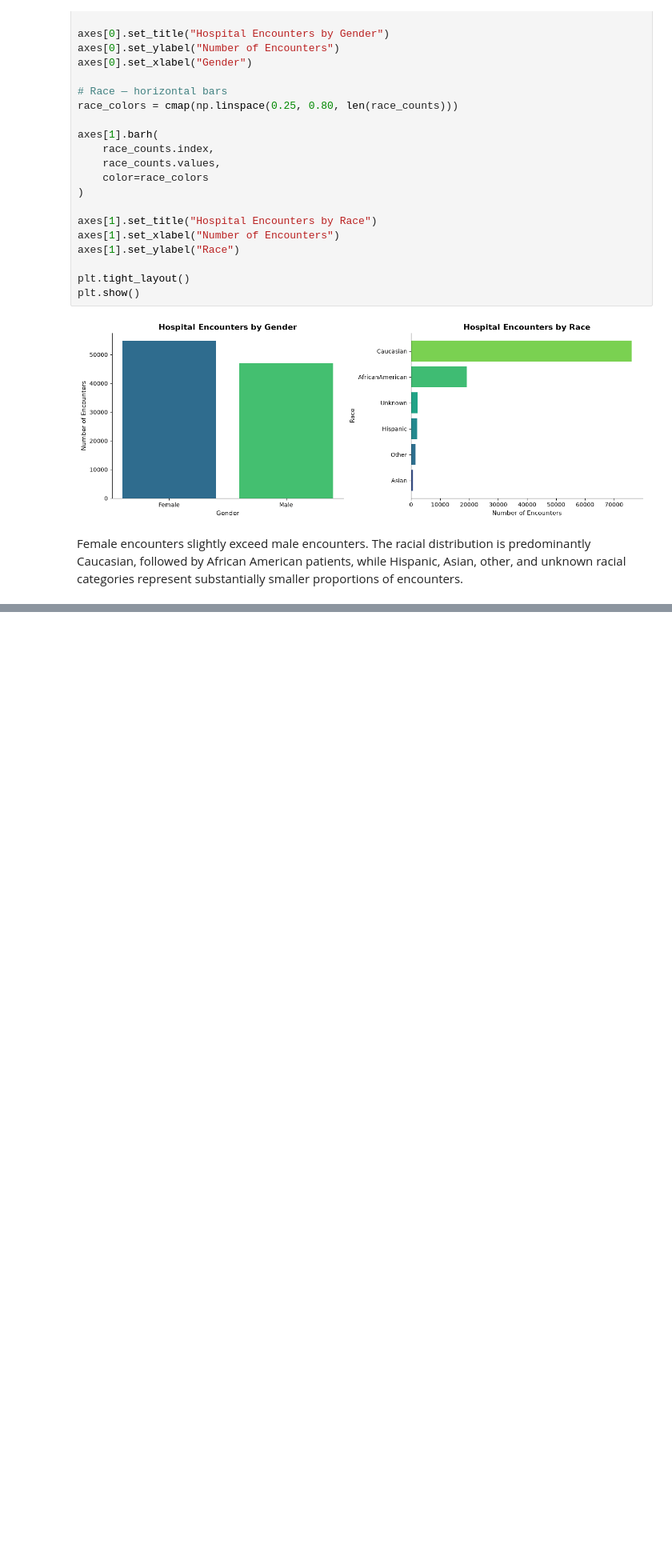
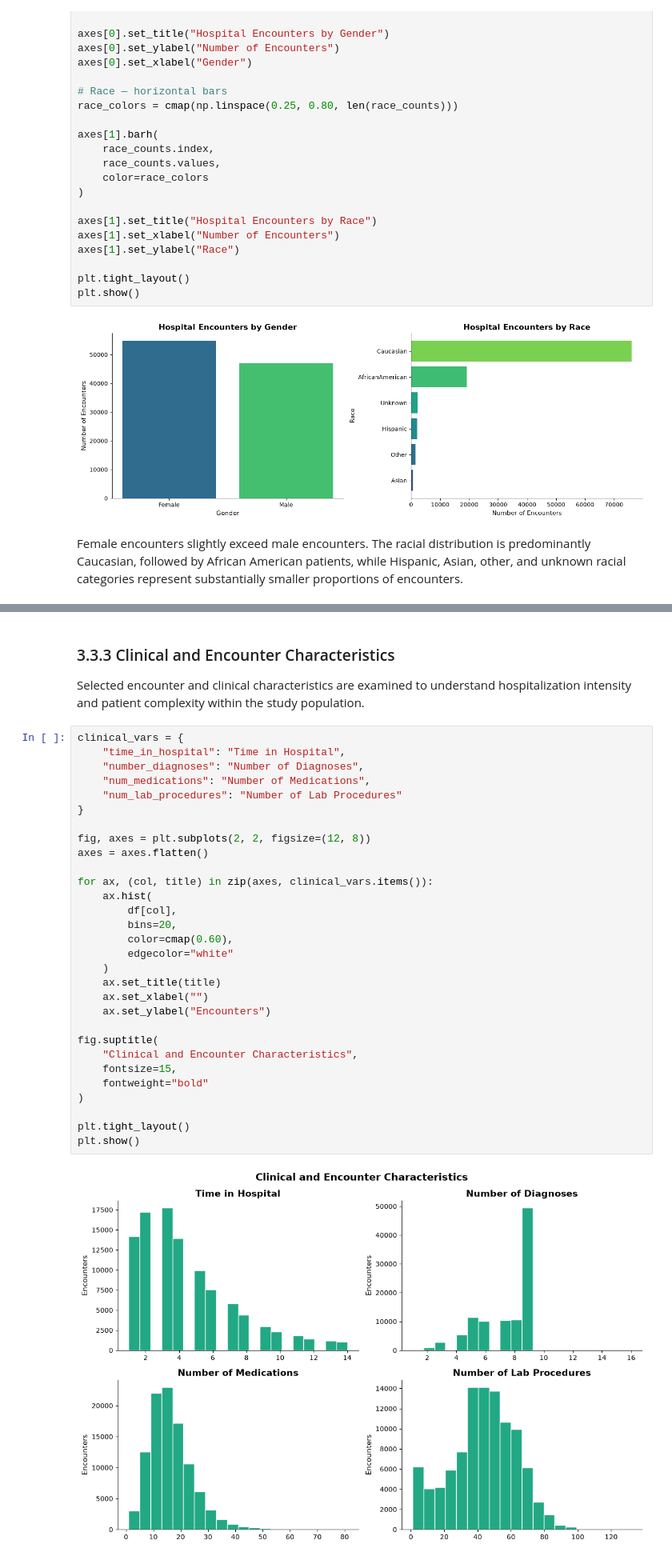
Before and after one commit to byegond-beep/hospital-readmission-resource-allocation-analytics, a Jupyter notebook: notebooks/03_exploratory_data_analysis.ipynb, the cells around one changed output, grey strips where cells are left out. Shown at 80% size. Drawn from its saved outputs; the diff is of its cells as text; blank space fills up the shorter version.

```diff
--- a/notebooks/03_exploratory_data_analysis.ipynb
+++ b/notebooks/03_exploratory_data_analysis.ipynb
@@ -206,0 +297,36 @@ Female encounters slightly exceed male encounters. The racial distribution is pr
+# %% [markdown]
+### 3.3.3 Clinical and Encounter Characteristics
+
+Selected encounter and clinical characteristics are examined to understand hospitalization intensity and patient complexity within the study population.
+# %%
+clinical_vars = {
+    "time_in_hospital": "Time in Hospital",
+    "number_diagnoses": "Number of Diagnoses",
+    "num_medications": "Number of Medications",
+    "num_lab_procedures": "Number of Lab Procedures"
+}
+
+fig, axes = plt.subplots(2, 2, figsize=(12, 8))
+axes = axes.flatten()
+
+for ax, (col, title) in zip(axes, clinical_vars.items()):
+    ax.hist(
+        df[col],
+        bins=20,
+        color=cmap(0.60),
+        edgecolor="white"
+    )
+    ax.set_title(title)
+    ax.set_xlabel("")
+    ax.set_ylabel("Encounters")
+
+fig.suptitle(
+    "Clinical and Encounter Characteristics",
+    fontsize=15,
+    fontweight="bold"
+)
+
+plt.tight_layout()
+plt.show()
+# %% [output]
+[figure, added]
```
Also changed, not shown: parts of 11 cells of this notebook, 2 other files.
